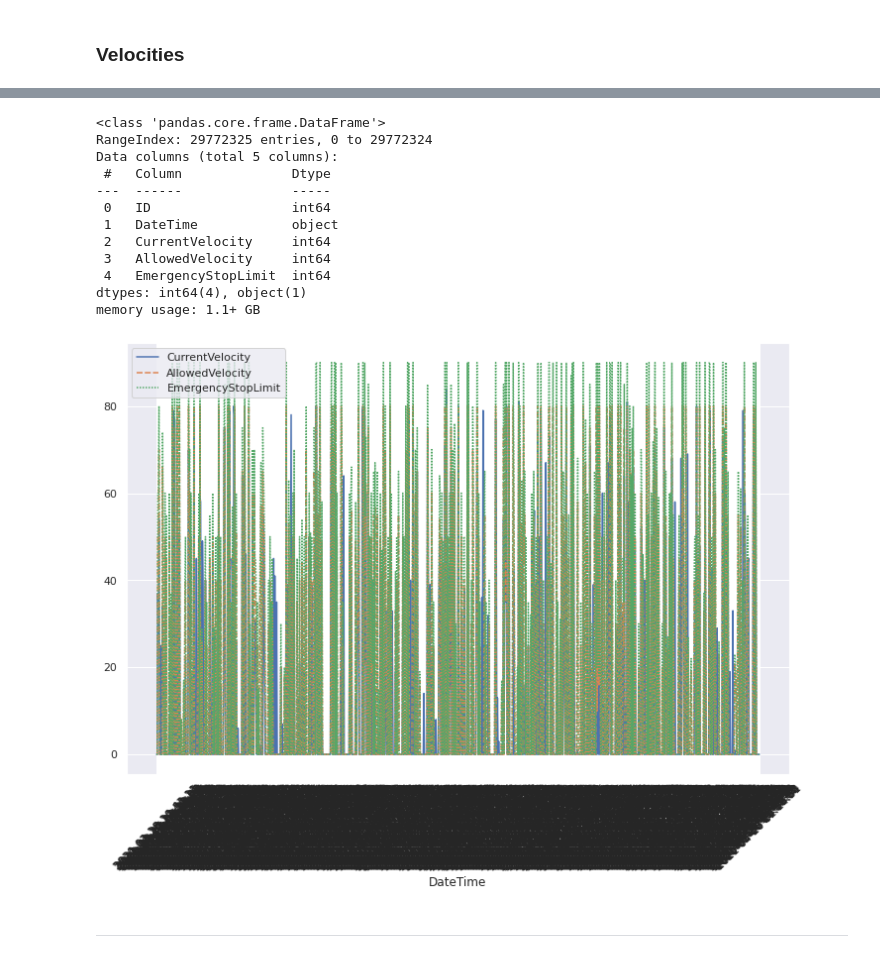
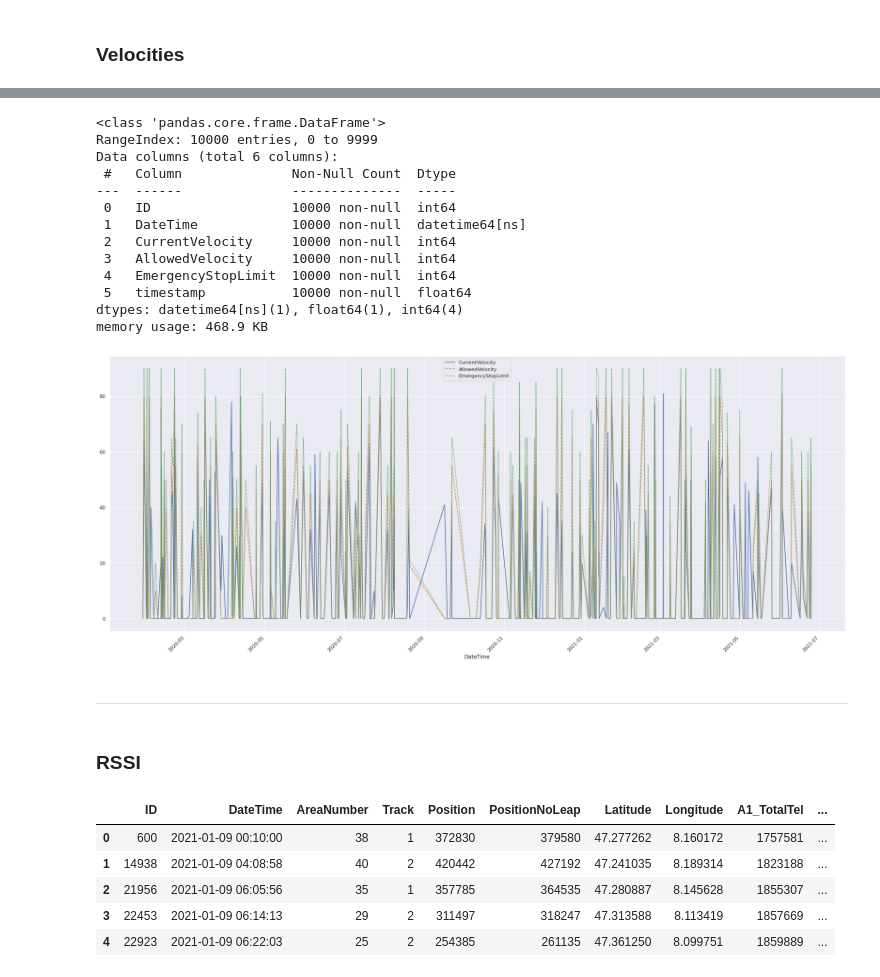
Before and after one commit to jrmysvr/hackzurich_siemens_data, a Jupyter notebook: explore_data.ipynb, the cells around one changed output, grey strips where cells are left out. Drawn from its saved outputs; the diff is of its cells as text; code cells hidden in the pictures.

Commit message:
Working through data exploration

```diff
--- a/explore_data.ipynb
+++ b/explore_data.ipynb
@@ -7,7 +7,7 @@ import pathlib
 import matplotlib.pyplot as plt
 import seaborn as sns
 # %%
-plt.rcParams["figure.figsize"] = (12, 8)
+plt.rcParams["figure.figsize"] = (24, 10)
 
 sns.set_theme()
 # %% [markdown]
@@ -122,6 +173,10 @@ memory usage: 66.3+ KB
 ### Velocities
 # %%
 import random
+# %%
+n_entries = 29_772_325
+sample_size = 10_000
+skiprows = random.sample(range(1,n_entries), k=n_entries - sample_size)
 # %%
 # Load the entire csv
 # velocities = pandas.read_csv(velocities_fpath)
@@ -145,22 +186,33 @@ velocities.head()
+# %%
+velocities.DateTime = pd.to_datetime(velocities.DateTime)
+# %%
+velocities = velocities.assign(timestamp=velocities.DateTime
+                               .map(pd.Timestamp)
+                               .map(lambda t: t.timestamp()))
 # %%
 velocities.info()
 # %% [output]
 <class 'pandas.core.frame.DataFrame'>
-RangeIndex: 29772325 entries, 0 to 29772324
-Data columns (total 5 columns):
- #   Column              Dtype
----  ------              -----
- 0   ID                  int64
- 1   DateTime            object
- 2   CurrentVelocity     int64
- 3   AllowedVelocity     int64
- 4   EmergencyStopLimit  int64
-dtypes: int64(4), object(1)
-memory usage: 1.1+ GB
+RangeIndex: 10000 entries, 0 to 9999
+Data columns (total 6 columns):
+ #   Column              Non-Null Count  Dtype
+---  ------              --------------  -----
+ 0   ID                  10000 non-null  int64
+ 1   DateTime            10000 non-null  datetime64[ns]
+ 2   CurrentVelocity     10000 non-null  int64
+ 3   AllowedVelocity     10000 non-null  int64
+ 4   EmergencyStopLimit  10000 non-null  int64
+ 5   timestamp           10000 non-null  float64
+dtypes: datetime64[ns](1), float64(1), int64(4)
+memory usage: 468.9 KB
 # %%
-_ = sns.lineplot(data = velocities.set_index("DateTime").drop("ID", axis=1).sample(1_000))
-_ = plt.xticks(rotation=45)
+fig = plt.figure(figsize=(24,10))
+_ = sns.lineplot(data = velocities.set_index("DateTime").drop(["ID", "timestamp"], axis=1).sample(5_00), figure=fig)
+_ = plt.xticks(rotation=45, ha="right")
+_ = plt.tight_layout()
 # %% [output]
-[figure, old version]
+[figure, new version]
 # %% [markdown]
 ---
+# %% [markdown]
+### RSSI
@@ -166,0 +234,9 @@ _ = plt.xticks(rotation=45)
+# %%
+rssi.head()
+# %% [output]
+|  | ID | DateTime | AreaNumber | Track | Position | PositionNoLeap | Latitude | Longitude | A1_TotalTel | ... |
+| 0 | 600 | 2021-01-09 00:10:00 | 38 | 1 | 372830 | 379580 | 47.277262 | 8.160172 | 1757581 | ... |
+| 1 | 14938 | 2021-01-09 04:08:58 | 40 | 2 | 420442 | 427192 | 47.241035 | 8.189314 | 1823188 | ... |
+| 2 | 21956 | 2021-01-09 06:05:56 | 35 | 1 | 357785 | 364535 | 47.280887 | 8.145628 | 1855307 | ... |
+| 3 | 22453 | 2021-01-09 06:14:13 | 29 | 2 | 311497 | 318247 | 47.313588 | 8.113419 | 1857669 | ... |
+| 4 | 22923 | 2021-01-09 06:22:03 | 25 | 2 | 254385 | 261135 | 47.361250 | 8.099751 | 1859889 | ... |
```
Also changed, not shown: parts of 30 cells of this notebook, 2 other files.
